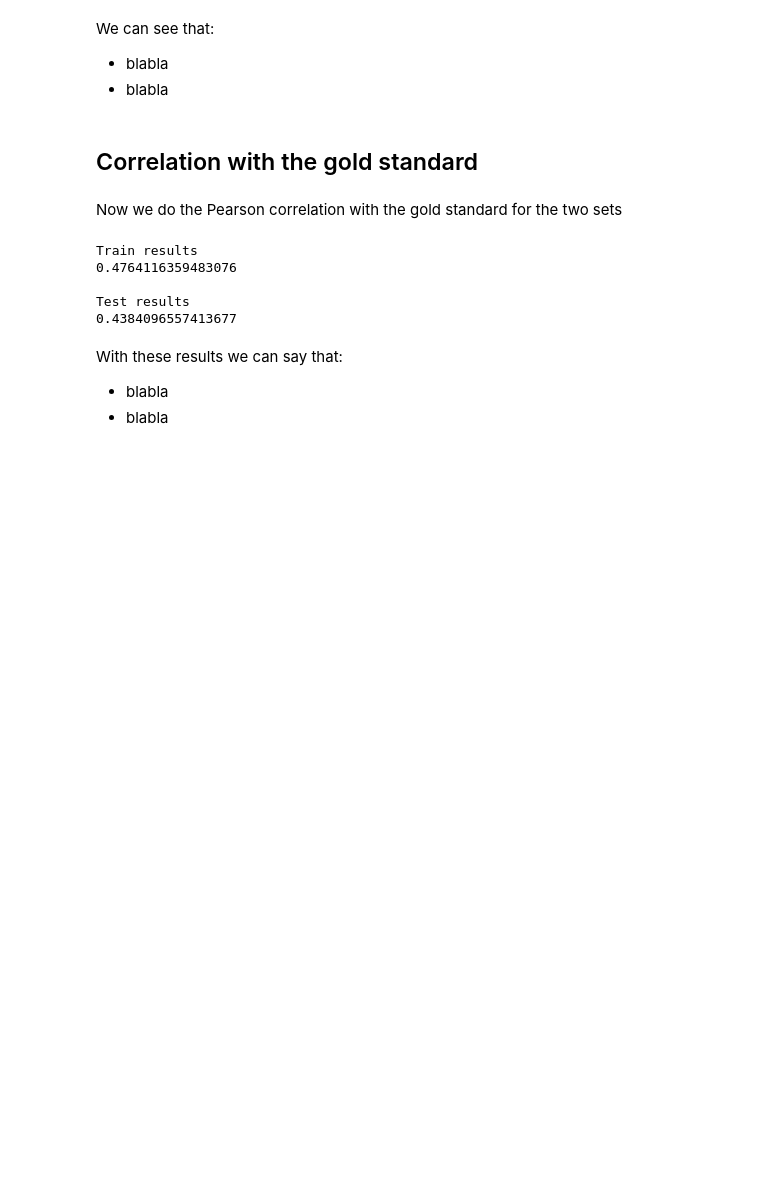
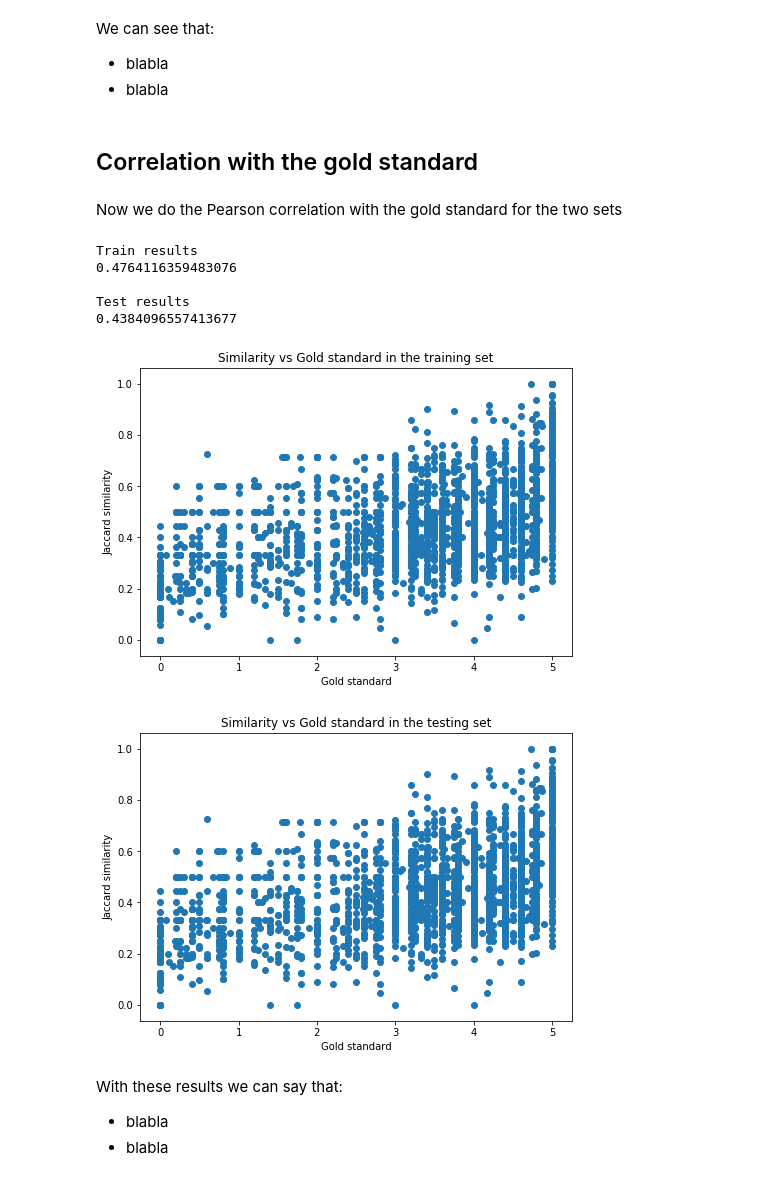
Before and after one commit to FerranAgulloLopez/ihlt-sts, a Jupyter notebook: main.ipynb, the cells around one changed output. Saved outputs shown, nothing was run; the diff lists cells and outputs as text; code cells hidden in the pictures; blank space fills up the shorter version.

Commit message:
adds finish scatter plots

```diff
--- a/main.ipynb
+++ b/main.ipynb
@@ -261,6 +262,15 @@ We can see that:
 ## Correlation with the gold standard
 # %% [markdown]
 Now we do the Pearson correlation with the gold standard for the two sets
+# %%
+def show_scatter_plot(labels, results, title):
+    fig = plt.figure()
+    ax = fig.add_axes([0,0,1,1])
+    ax.scatter(labels, results)
+    ax.set_xlabel('Gold standard')
+    ax.set_ylabel('Jaccard similarity')
+    ax.set_title(title)
+    plt.show()
 # %%
 print('Train results')
 print(pearsonr(train_labels, train_results)[0])
@@ -272,6 +282,12 @@ Train results
 
 Test results
 0.4384096557413677
+# %%
+show_scatter_plot(train_labels, train_results, 'Similarity vs Gold standard in the training set')
+show_scatter_plot(train_labels, train_results, 'Similarity vs Gold standard in the testing set')
+# %% [output]
+[figure, added]
+[figure, added]
 # %% [markdown]
 With these results we can say that:
 - blabla
```
Also changed, not shown: parts of 1 cell of this notebook.
